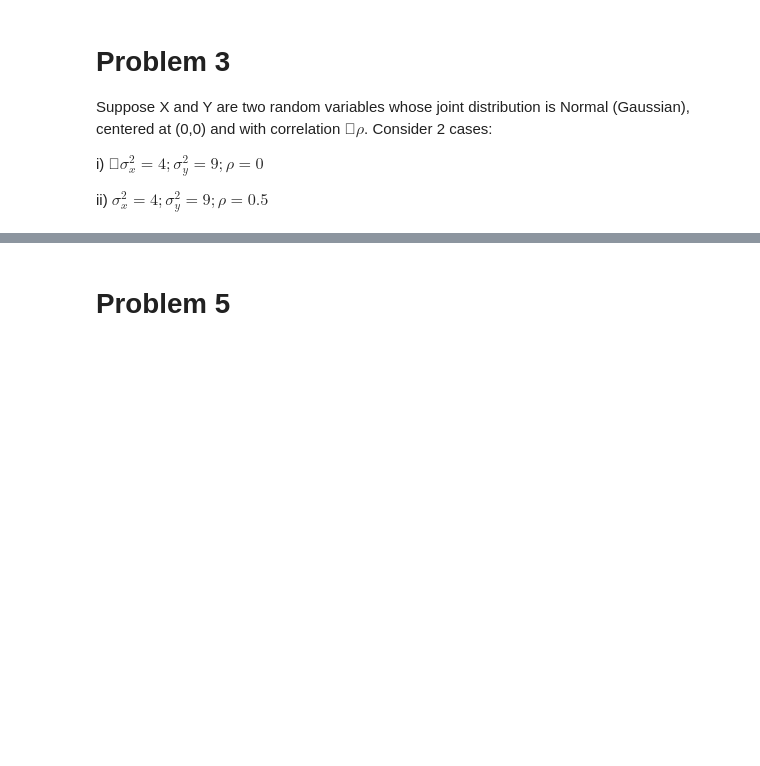
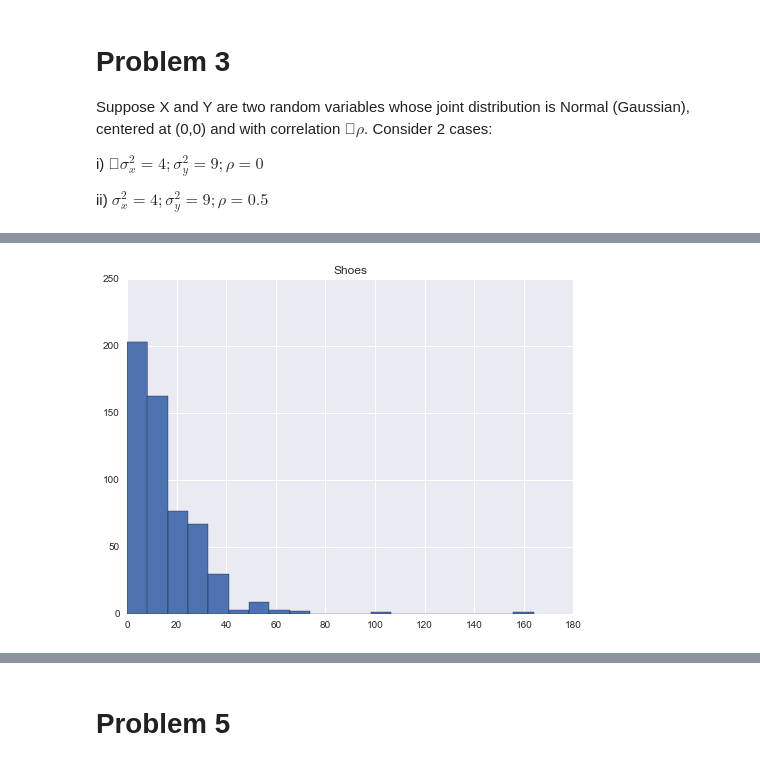
Before and after one commit to wenyangfu/EE361M_Homework, a Jupyter notebook: Homework 1.ipynb, the cells around one changed output, grey strips where cells are left out. Saved outputs shown, nothing was run; the diff lists cells and outputs as text; code cells hidden in the pictures; blank space fills up the shorter version.

```diff
--- a/Homework 1.ipynb
+++ b/Homework 1.ipynb
@@ -117,0 +114,8 @@ for angle in range(0, 360):
+# %%
+import pandas as pd
+
+student_data = pd.read_csv("studentdata.csv", sep=' ', quoting=1)
+
+print(student_data.shape)
+student_data = student_data.dropna()
+student_data.head()
@@ -117,0 +130,6 @@ for angle in range(0, 360):
+# %%
+shoes_histogram = plt.hist(student_data.Shoes.values, bins=20)
+plt.title('Shoes')
+sns.despine()
+# %% [output]
+[figure, added]
```
Also changed, not shown: parts of 17 cells of this notebook.
